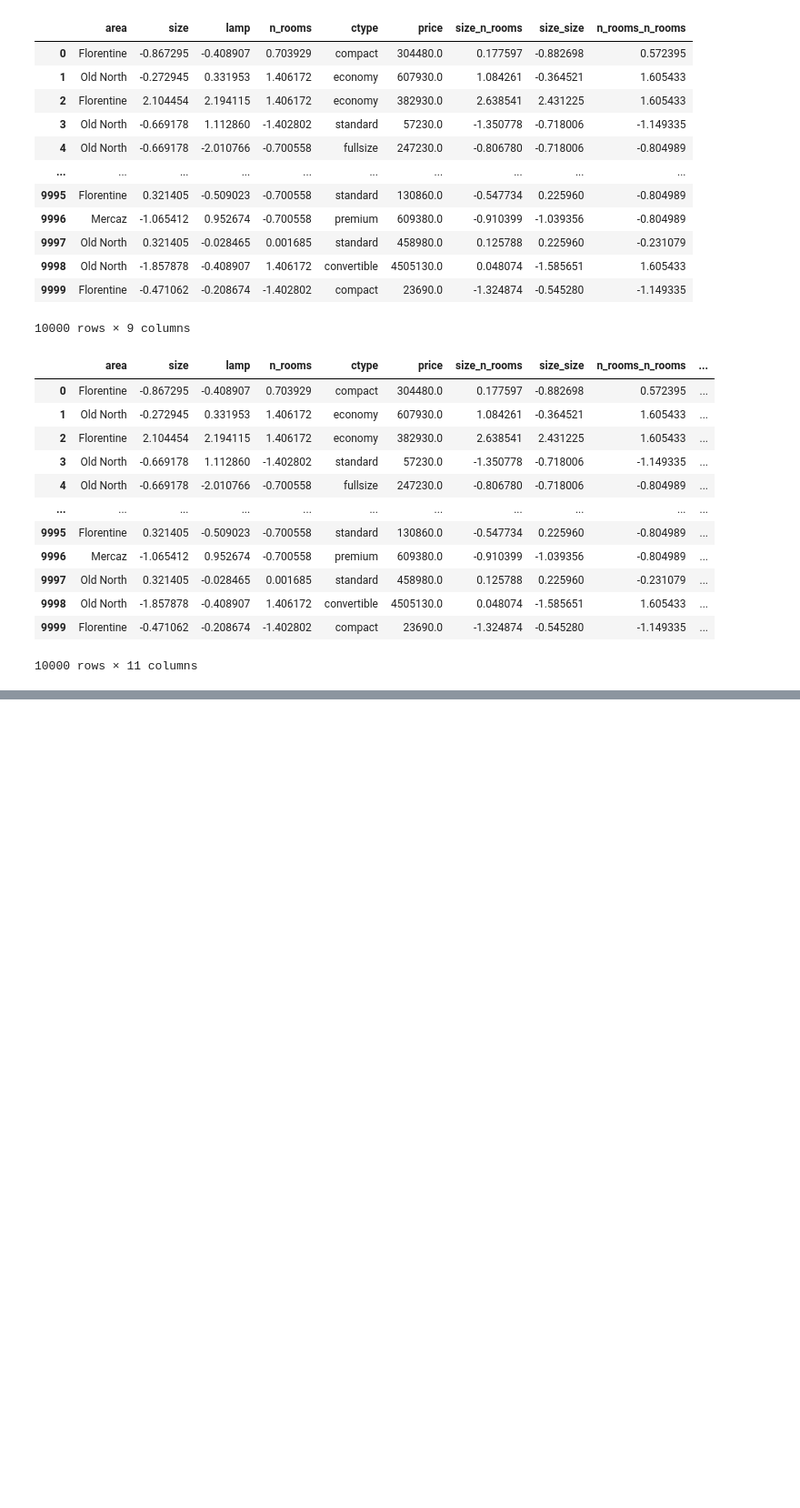
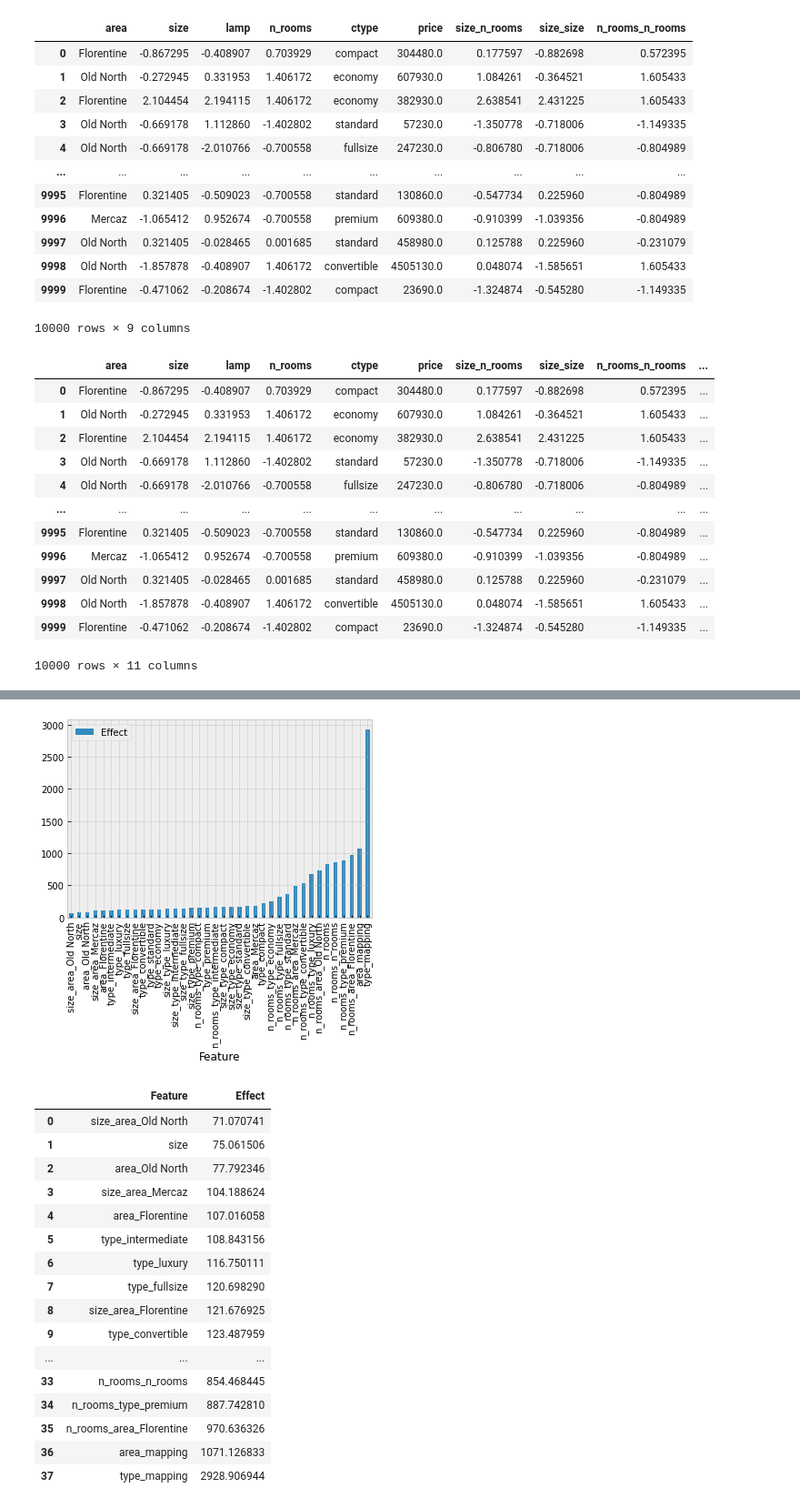
Before and after one commit to dolmani38/non-linear-regression, a Jupyter notebook: Regession_test_0710.ipynb, the cells around one changed output, grey strips where cells are left out. Shown: that part at 91% size. Cells and saved outputs as stored; diff of their text form; code cells hidden in the pictures; blank space fills up the shorter version.

```diff
--- a/Regession_test_0710.ipynb
+++ b/Regession_test_0710.ipynb
@@ -294,7 +294,7 @@ embeddings_output = 24*3
 
 
 # Let’s define the embedding layer and flatten it
-cate_embedings = Embedding(output_dim=embeddings_output, input_dim=10000)(cate_input)
+cate_embedings = Embedding(output_dim=embeddings_output, input_dim=100)(cate_input)
 cate_embedings = keras.layers.Reshape((embeddings_output*2,))(cate_embedings)
 print(cate_embedings)
 # Define the continuous variables input (just like before)
@@ -490,7 +607,7 @@ embeddings_output = 24*3
 
 
 # Let’s define the embedding layer and flatten it
-cate_embedings = Embedding(output_dim=embeddings_output, input_dim=10000)(cate_input)
+cate_embedings = Embedding(output_dim=embeddings_output, input_dim=100)(cate_input)
 cate_embedings = keras.layers.Reshape((embeddings_output*2,))(cate_embedings)
 
 # Define the continuous variables input (just like before)
@@ -582,3 +757,50 @@ exp = lime_tabular.LimeTabularExplainer(
     class_names= ['price'],
     mode="regression"
 )
+# %%
+# 변수의 영향력 분석
+# 소팅을 위한 초기화
+exp_ana = {}
+for k in train_ds.columns:
+  exp_ana[k] = 0
+
+# predict 함수 재정의 - lime에서 사용 가능하도록...
+continue_dim = X_train_continuous.shape[1]
+input_dim = train_ds.shape[1]
+def predict(data):
+    return model.predict([data[:,0:continue_dim],data[:,continue_dim:input_dim]])
+
+# validation set의 변수 영향력 분석...
+for i in range(40): #range(val_ds.shape[0]):
+    p = exp.explain_instance(np.asarray(val_ds.iloc[i]),predict,num_features=val_ds.shape[1])
+    for t in p.as_map()[0]:
+      exp_ana[train_ds.columns[t[0]]] += np.abs(t[1])
+
+import operator
+
+sorted_x = sorted(exp_ana.items(), key=operator.itemgetter(1))
+
+effect_result_table = pd.DataFrame(sorted_x,columns=['Feature', 'Effect'])
+effect_result_table['Effect'] = effect_result_table['Effect']/10000
+effect_result_table.plot(x='Feature',y='Effect',kind='bar')
+plt.show()
+effect_result_table
+# %% [output]
+[figure, added]
+|  | Feature | Effect |
+| 0 | size_area_Old North | 71.070741 |
+| 1 | size | 75.061506 |
+| 2 | area_Old North | 77.792346 |
+| 3 | size_area_Mercaz | 104.188624 |
+| 4 | area_Florentine | 107.016058 |
+| 5 | type_intermediate | 108.843156 |
+| 6 | type_luxury | 116.750111 |
+| 7 | type_fullsize | 120.698290 |
+| 8 | size_area_Florentine | 121.676925 |
+| 9 | type_convertible | 123.487959 |
+| ... | ... | ... |
+| 33 | n_rooms_n_rooms | 854.468445 |
+| 34 | n_rooms_type_premium | 887.742810 |
+| 35 | n_rooms_area_Florentine | 970.636326 |
+| 36 | area_mapping | 1071.126833 |
+| 37 | type_mapping | 2928.906944 |
```
Also changed, not shown: parts of 18 cells of this notebook.
